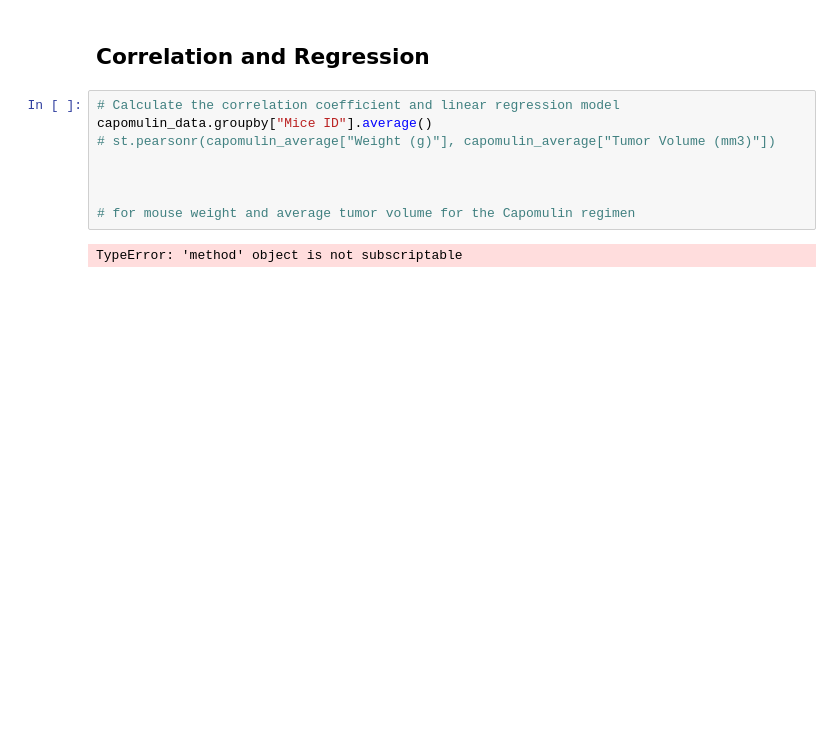
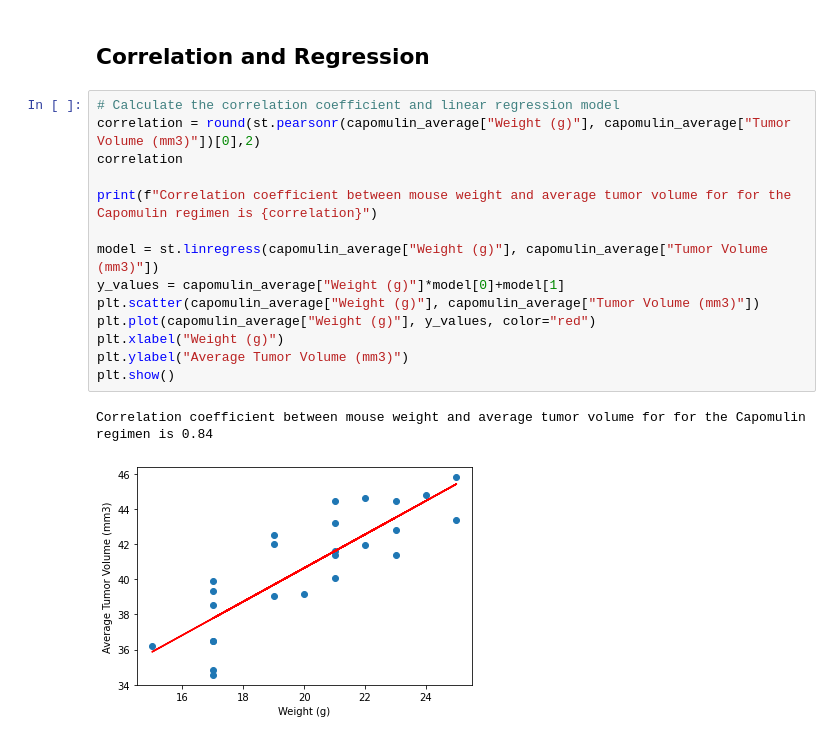
Before and after one commit to sandykolu/Pymaceuticals-matplotlib, a Jupyter notebook: pymaceuticals_starter.ipynb, the cells around one changed output. Saved outputs shown, nothing was run; the diff lists cells and outputs as text; blank space fills up the shorter version.

```diff
--- a/pymaceuticals_starter.ipynb
+++ b/pymaceuticals_starter.ipynb
@@ -337,11 +336,18 @@ plt.show()
 ## Correlation and Regression
 # %%
 # Calculate the correlation coefficient and linear regression model
-capomulin_data.groupby["Mice ID"].average()
-# st.pearsonr(capomulin_average["Weight (g)"], capomulin_average["Tumor Volume (mm3)"])
+correlation = round(st.pearsonr(capomulin_average["Weight (g)"], capomulin_average["Tumor Volume (mm3)"])[0],2)
+correlation
 
+print(f"Correlation coefficient between mouse weight and average tumor volume for for the Capomulin regimen is {correlation}")
 
-
-# for mouse weight and average tumor volume for the Capomulin regimen
+model = st.linregress(capomulin_average["Weight (g)"], capomulin_average["Tumor Volume (mm3)"])
+y_values = capomulin_average["Weight (g)"]*model[0]+model[1]
+plt.scatter(capomulin_average["Weight (g)"], capomulin_average["Tumor Volume (mm3)"])
+plt.plot(capomulin_average["Weight (g)"], y_values, color="red")
+plt.xlabel("Weight (g)")
+plt.ylabel("Average Tumor Volume (mm3)")
+plt.show()
 # %% [output]
-TypeError: 'method' object is not subscriptable
+Correlation coefficient between mouse weight and average tumor volume for for the Capomulin regimen is 0.84
+[figure, added]
```
Also changed, not shown: parts of 1 cell of this notebook.
